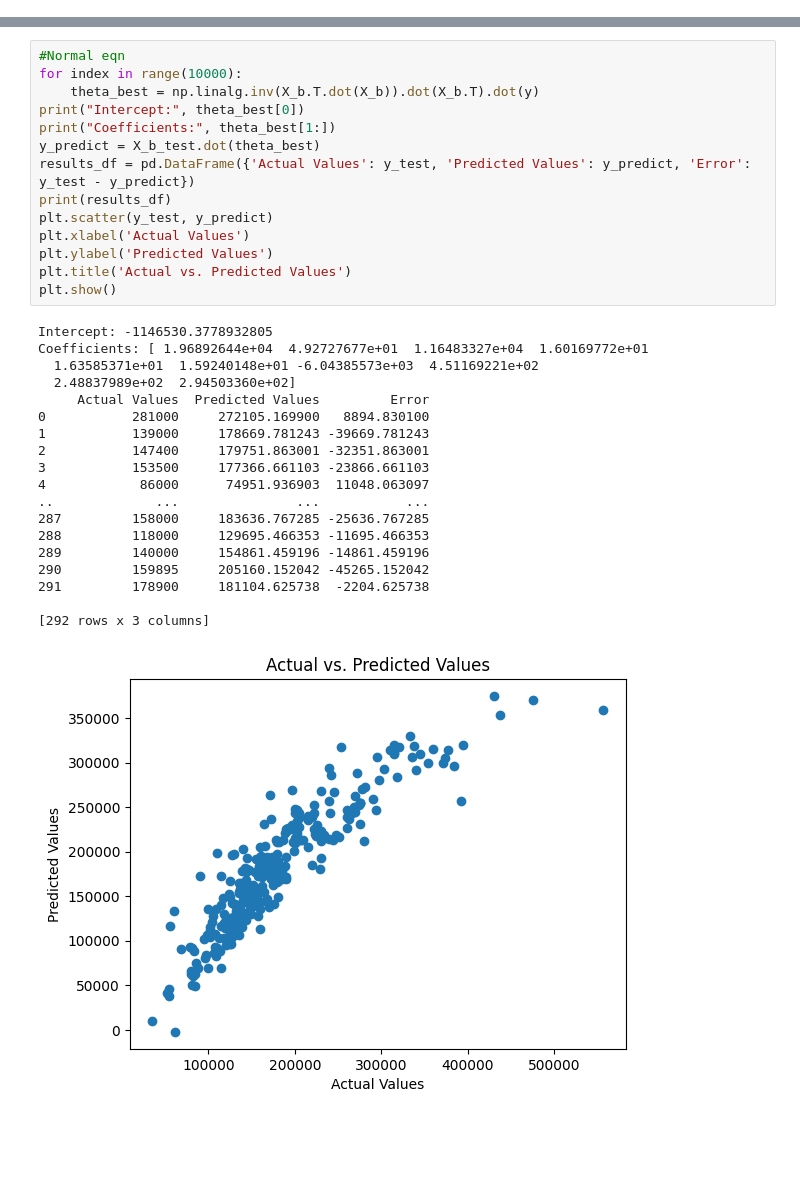
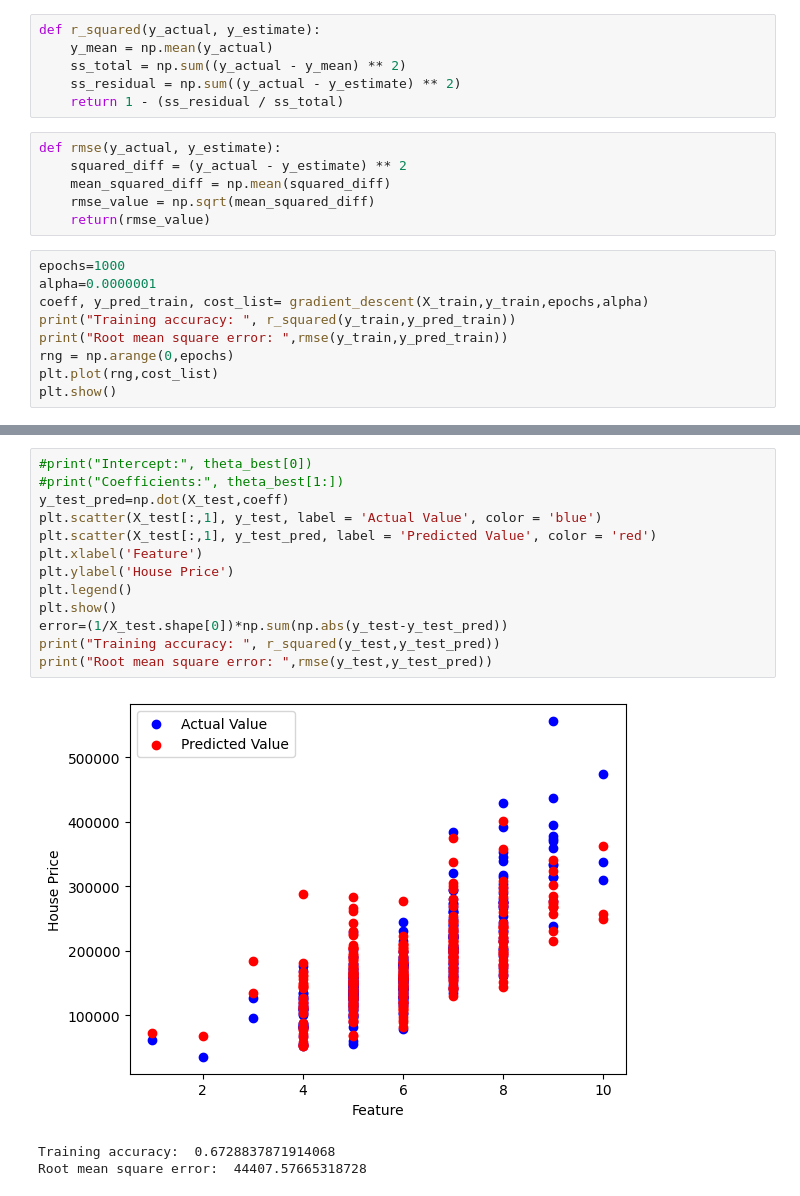
Before and after one commit to Manas-AI-Taskphase/Ishaan_Verma, a Jupyter notebook: Linear regression-checkpoint.ipynb, the cells around one changed output, grey strips where cells are left out. Drawn from its saved outputs; the diff is of its cells as text; blank space fills up the shorter version.

```diff
--- a/Linear regression-checkpoint.ipynb
+++ b/Linear regression-checkpoint.ipynb
@@ -15,0 +36,21 @@ X_b_test=np.c_[np.ones((X_test.shape[0], 1)), X_test]
+# %%
+def r_squared(y_actual, y_estimate):
+    y_mean = np.mean(y_actual)
+    ss_total = np.sum((y_actual - y_mean) ** 2)
+    ss_residual = np.sum((y_actual - y_estimate) ** 2)
+    return 1 - (ss_residual / ss_total)
+# %%
+def rmse(y_actual, y_estimate):
+    squared_diff = (y_actual - y_estimate) ** 2
+    mean_squared_diff = np.mean(squared_diff)
+    rmse_value = np.sqrt(mean_squared_diff)
+    return(rmse_value)
+# %%
+epochs=1000
+alpha=0.0000001
+coeff, y_pred_train, cost_list= gradient_descent(X_train,y_train,epochs,alpha)
+print("Training accuracy: ", r_squared(y_train,y_pred_train))
+print("Root mean square error: ",rmse(y_train,y_pred_train))
+rng = np.arange(0,epochs)
+plt.plot(rng,cost_list)
+plt.show()
@@ -16,34 +71,17 @@ X_b_test=np.c_[np.ones((X_test.shape[0], 1)), X_test]
 # %%
-#Normal eqn
-for index in range(10000):
-    theta_best = np.linalg.inv(X_b.T.dot(X_b)).dot(X_b.T).dot(y)
-print("Intercept:", theta_best[0])
-print("Coefficients:", theta_best[1:])
-y_predict = X_b_test.dot(theta_best)
-results_df = pd.DataFrame({'Actual Values': y_test, 'Predicted Values': y_predict, 'Error': y_test - y_predict})
-print(results_df)
-plt.scatter(y_test, y_predict)
-plt.xlabel('Actual Values')
-plt.ylabel('Predicted Values')
-plt.title('Actual vs. Predicted Values')
+#print("Intercept:", theta_best[0])
+#print("Coefficients:", theta_best[1:])
+y_test_pred=np.dot(X_test,coeff)
+plt.scatter(X_test[:,1], y_test, label = 'Actual Value', color = 'blue')
+plt.scatter(X_test[:,1], y_test_pred, label = 'Predicted Value', color = 'red')
+plt.xlabel('Feature')
+plt.ylabel('House Price')
+plt.legend()
 plt.show()
+error=(1/X_test.shape[0])*np.sum(np.abs(y_test-y_test_pred))
+print("Training accuracy: ", r_squared(y_test,y_test_pred))
+print("Root mean square error: ",rmse(y_test,y_test_pred))
 # %% [output]
+[figure, new version]
-Intercept: -1146530.3778932805
-Coefficients: [ 1.96892644e+04  4.92727677e+01  1.16483327e+04  1.60169772e+01
-  1.63585371e+01  1.59240148e+01 -6.04385573e+03  4.51169221e+02
-  2.48837989e+02  2.94503360e+02]
-     Actual Values  Predicted Values         Error
-0           281000     272105.169900   8894.830100
-1           139000     178669.781243 -39669.781243
-2           147400     179751.863001 -32351.863001
-3           153500     177366.661103 -23866.661103
-4            86000      74951.936903  11048.063097
-..             ...               ...           ...
-287         158000     183636.767285 -25636.767285
-288         118000     129695.466353 -11695.466353
-289         140000     154861.459196 -14861.459196
-290         159895     205160.152042 -45265.152042
-291         178900     181104.625738  -2204.625738
-
-[292 rows x 3 columns]
+Training accuracy:  0.6728837871914068
+Root mean square error:  44407.57665318728
-[figure, old version]
```
Also changed, not shown: parts of 4 cells of this notebook.
